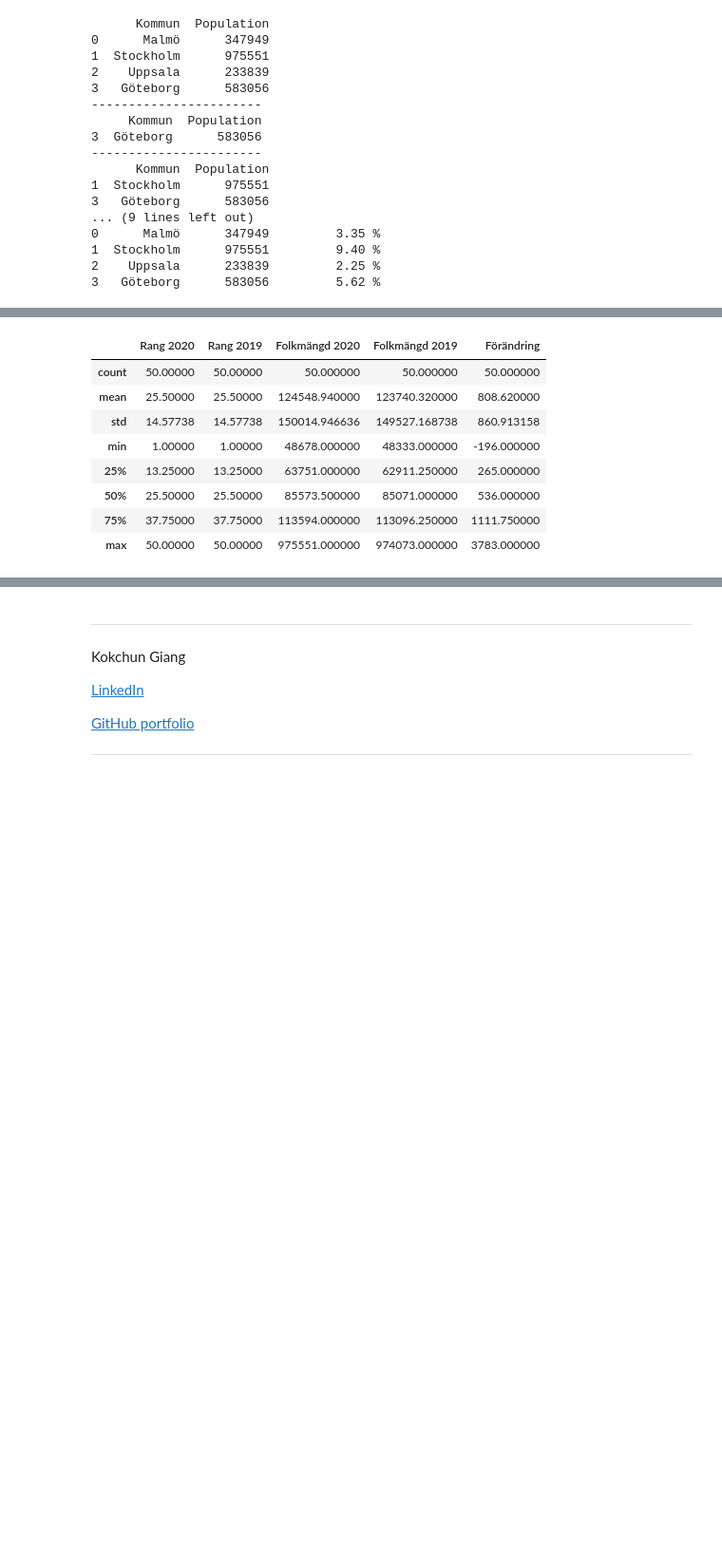
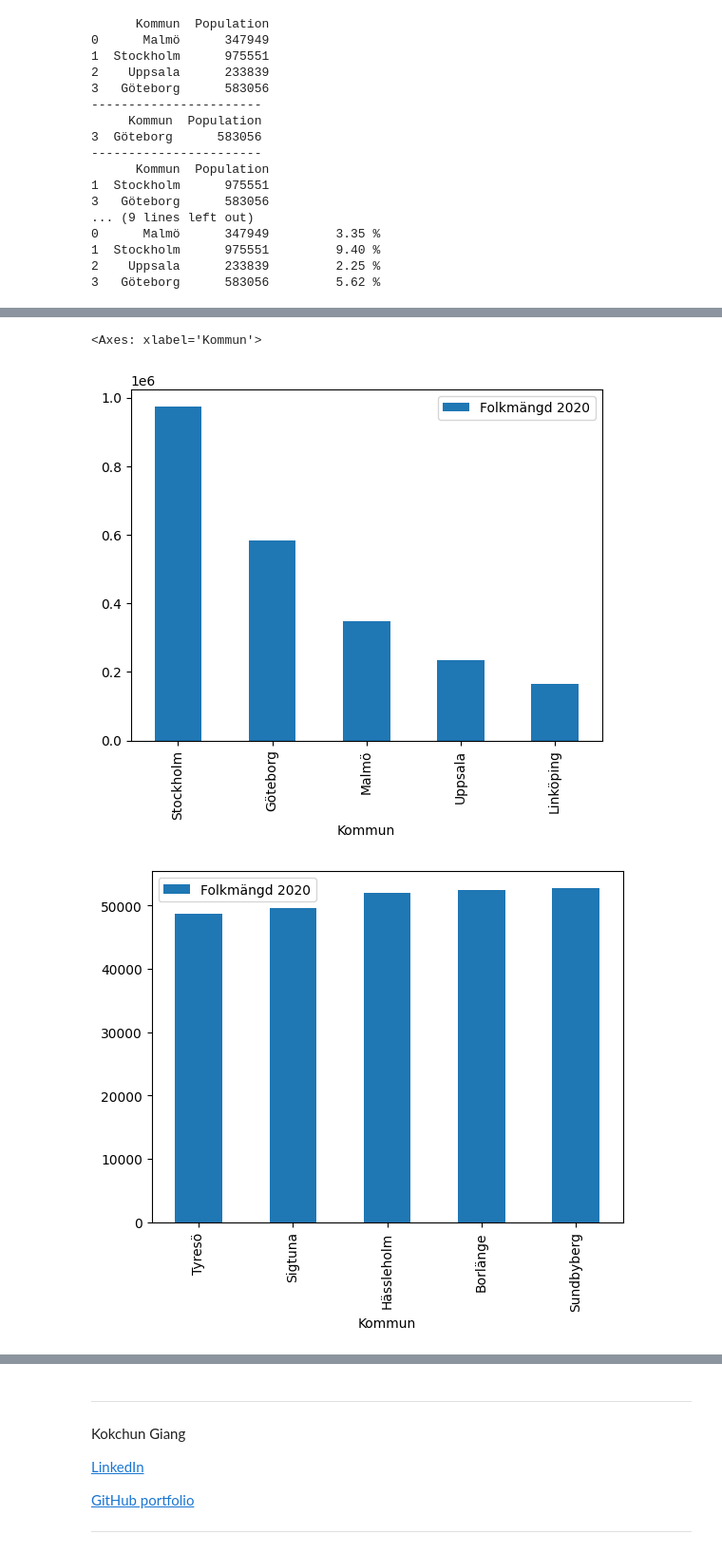
Before and after one commit to zoneme99/AI24-Databehandling-JC, a Jupyter notebook: Exercises/E00_pandas_basic_syntax.ipynb, the cells around one changed output, grey strips where cells are left out. Shown at 95% size. Saved outputs shown, nothing was run; the diff lists cells and outputs as text; code cells hidden in the pictures; blank space fills up the shorter version.

```diff
--- a/Exercises/E00_pandas_basic_syntax.ipynb
+++ b/Exercises/E00_pandas_basic_syntax.ipynb
@@ -211,17 +211,21 @@ f)
 <img align="left" src="../assets/city_sizes.png" height="200"/>
 
 </details>
-# %%
-import pandas as pd
-df = pd.read_csv("../Data/komtopp50_2020.csv")
-df.describe()
-# %% [output]
-|  | Rang 2020 | Rang 2019 | Folkmängd 2020 | Folkmängd 2019 | Förändring |
-| count | 50.00000 | 50.00000 | 50.000000 | 50.000000 | 50.000000 |
-| mean | 25.50000 | 25.50000 | 124548.940000 | 123740.320000 | 808.620000 |
-| std | 14.57738 | 14.57738 | 150014.946636 | 149527.168738 | 860.913158 |
-| min | 1.00000 | 1.00000 | 48678.000000 | 48333.000000 | -196.000000 |
-| 25% | 13.25000 | 13.25000 | 63751.000000 | 62911.250000 | 265.000000 |
-| 50% | 25.50000 | 25.50000 | 85573.500000 | 85071.000000 | 536.000000 |
-| 75% | 37.75000 | 37.75000 | 113594.000000 | 113096.250000 | 1111.750000 |
-| max | 50.00000 | 50.00000 | 975551.000000 | 974073.000000 | 3783.000000 |
+# %%
+import pandas as pd
+import matplotlib.pyplot as plt
+print("a)")
+df = pd.read_csv("../Data/komtopp50_2020.csv")
+print(df.describe())
+print("c)--------------")
+largest = df.sort_values(by='Folkmängd 2020', ascending=False).head(5)
+print(largest)
+print("d)--------------")
+smallest = df.sort_values(by='Folkmängd 2020', ascending=True).head(5)
+print(smallest)
+print("e)--------------")
+print(f"population 2019: {df['Folkmängd 2019'].sum()}")
+print(f"population 2020: {df['Folkmängd 2020'].sum()}")
+largest.plot(kind="bar", x="Kommun", y="Folkmängd 2020")
+smallest.plot(kind="bar", x="Kommun", y="Folkmängd 2020")
+# %% [output]
@@ -228,3 +249,6 @@ df.describe()
+<Axes: xlabel='Kommun'>
+[figure, added]
+[figure, added]
 # %% [markdown]
 ---
 
```
Also changed, not shown: parts of 1 cell of this notebook, 1 other file.
